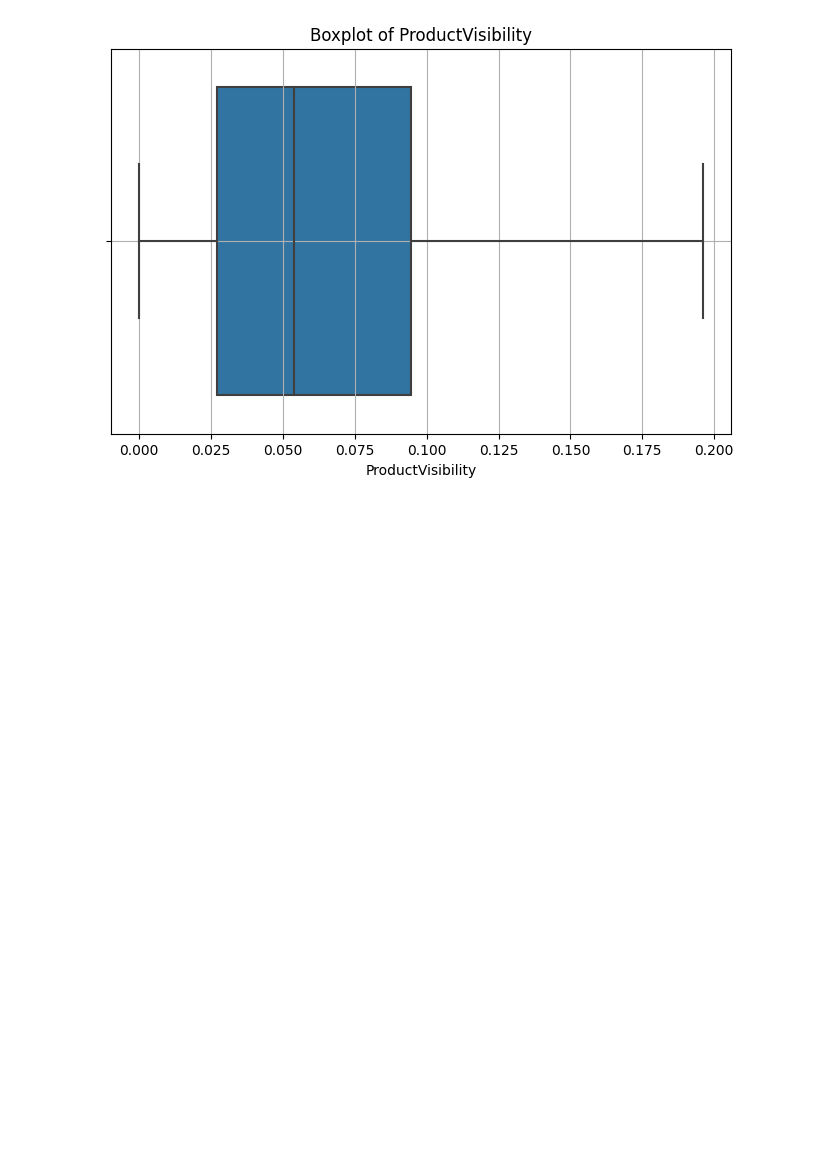
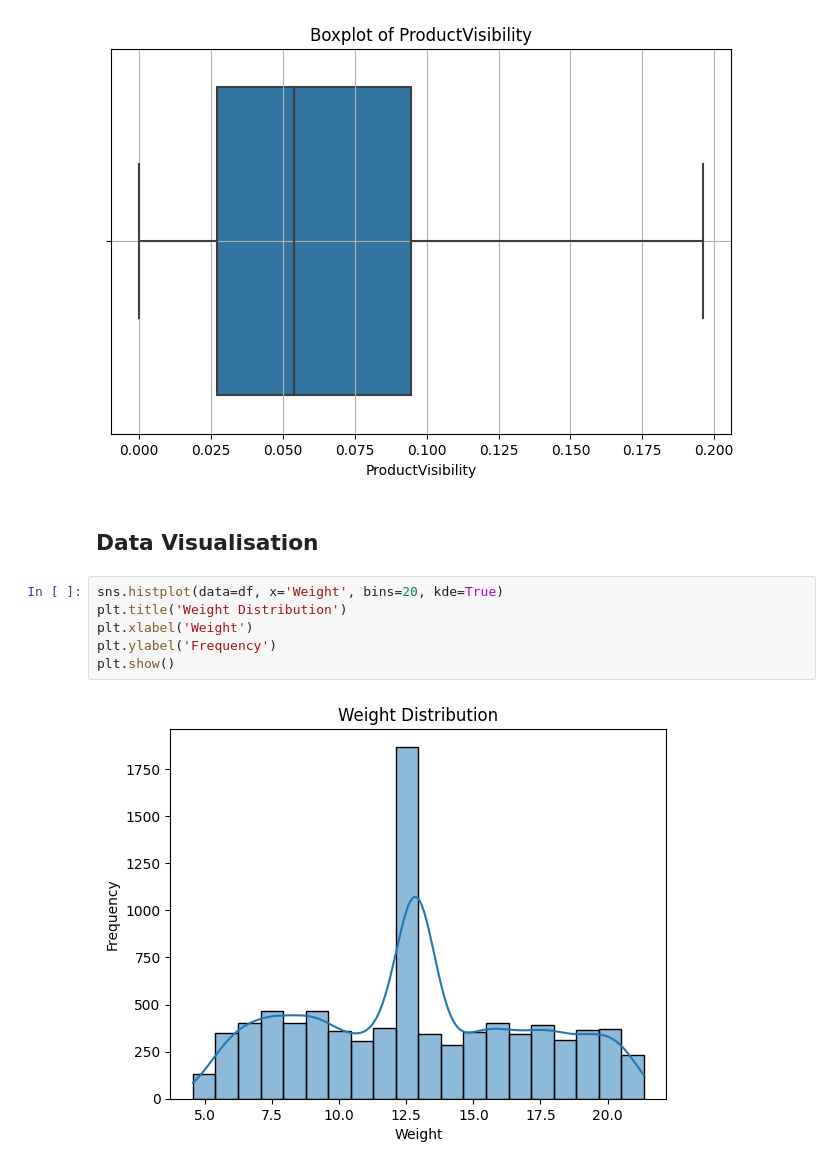
Before and after one commit to pi-mishra/Big-Mart-Sales-Prediction, a Jupyter notebook: BigMartSalesPrediction.ipynb, the cells around one changed output. Drawn from its saved outputs; the diff is of its cells as text; blank space fills up the shorter version.

```diff
--- a/BigMartSalesPrediction.ipynb
+++ b/BigMartSalesPrediction.ipynb
@@ -315,3 +316,13 @@ plt.grid(True)
 plt.show()
 # %% [output]
 [figure]
+# %% [markdown]
+## Data Visualisation
+# %%
+sns.histplot(data=df, x='Weight', bins=20, kde=True)
+plt.title('Weight Distribution')
+plt.xlabel('Weight')
+plt.ylabel('Frequency')
+plt.show()
+# %% [output]
+[figure, added]
```
Also changed, not shown: parts of 6 cells of this notebook.
